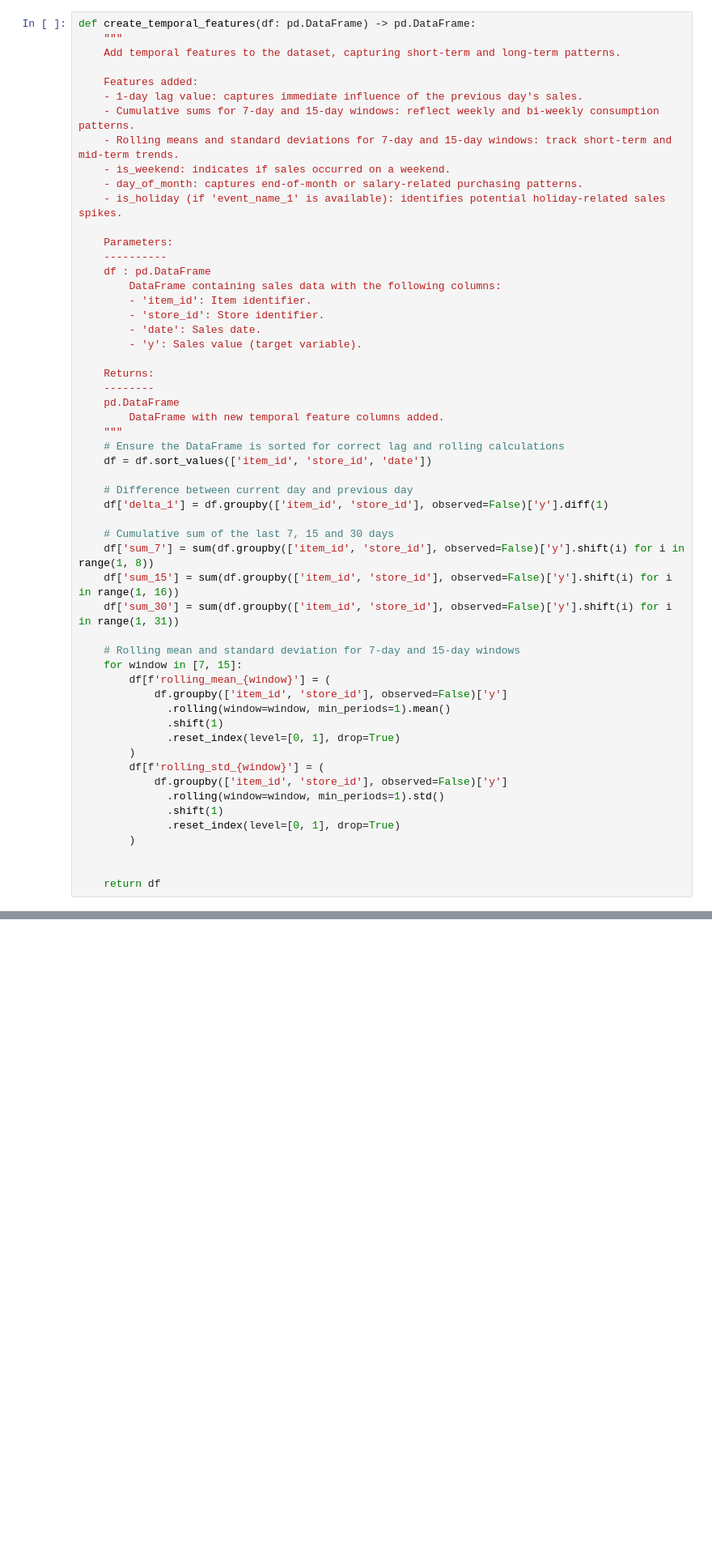
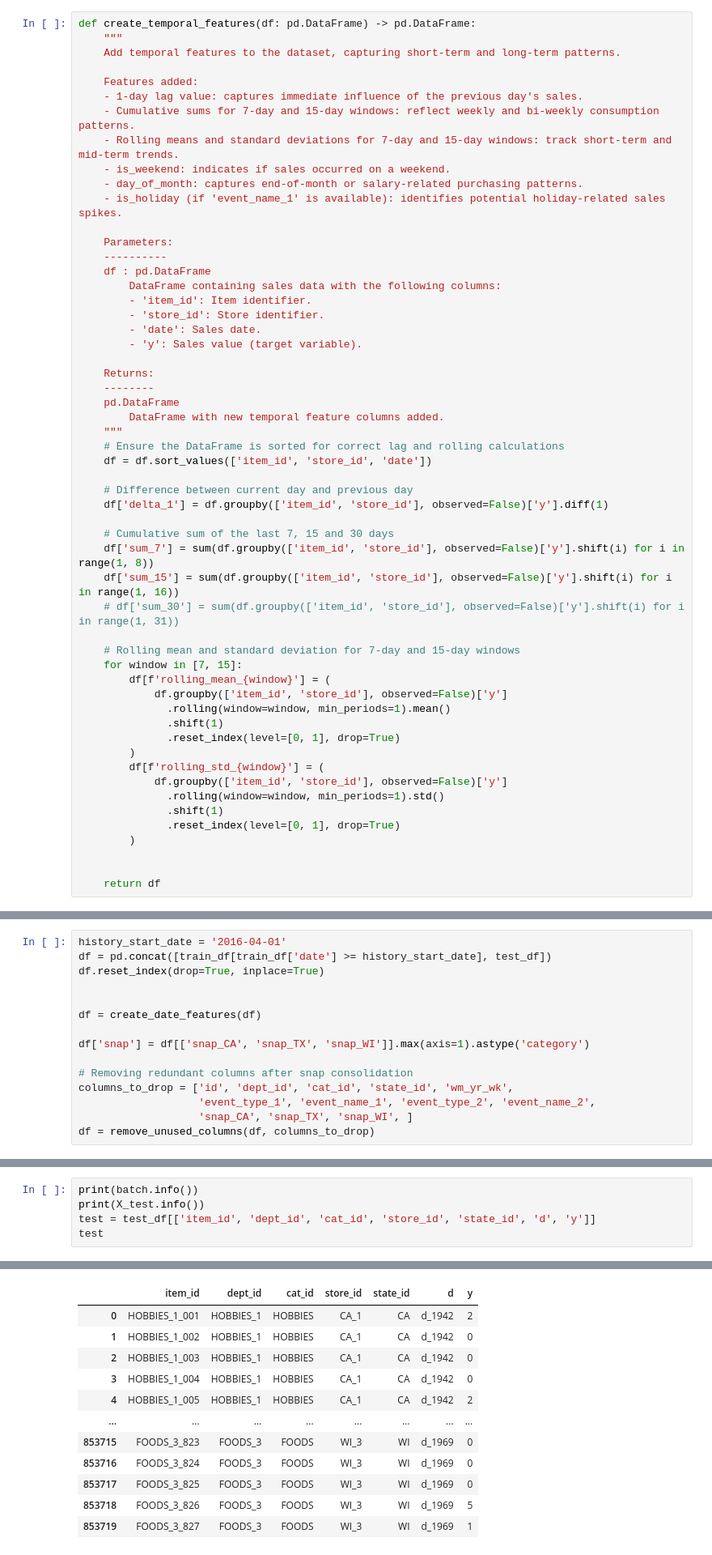
Before and after one commit to leandrobmarinho/DS-CaseStudy-SalesForecast, a Jupyter notebook: notebooks/pipeline_forecasting.ipynb, the cells around one changed output, grey strips where cells are left out. Shown at 81% size. Cells and saved outputs as stored; diff of their text form; blank space fills up the shorter version.

```diff
--- a/notebooks/pipeline_forecasting.ipynb
+++ b/notebooks/pipeline_forecasting.ipynb
@@ -43,7 +43,7 @@ def create_temporal_features(df: pd.DataFrame) -> pd.DataFrame:
     # Cumulative sum of the last 7, 15 and 30 days
     df['sum_7'] = sum(df.groupby(['item_id', 'store_id'], observed=False)['y'].shift(i) for i in range(1, 8))
     df['sum_15'] = sum(df.groupby(['item_id', 'store_id'], observed=False)['y'].shift(i) for i in range(1, 16))
-    df['sum_30'] = sum(df.groupby(['item_id', 'store_id'], observed=False)['y'].shift(i) for i in range(1, 31))
+    # df['sum_30'] = sum(df.groupby(['item_id', 'store_id'], observed=False)['y'].shift(i) for i in range(1, 31))
 
     # Rolling mean and standard deviation for 7-day and 15-day windows
     for window in [7, 15]:
@@ -351,0 +383,15 @@ If the difference between **RMSE** and **MAE** is large, it indicates the presen
+# %%
+history_start_date = '2016-04-01'
+df = pd.concat([train_df[train_df['date'] >= history_start_date], test_df])
+df.reset_index(drop=True, inplace=True)
+
+
+df = create_date_features(df)
+
+df['snap'] = df[['snap_CA', 'snap_TX', 'snap_WI']].max(axis=1).astype('category')
+
+# Removing redundant columns after snap consolidation
+columns_to_drop = ['id', 'dept_id', 'cat_id', 'state_id', 'wm_yr_wk',
+                   'event_type_1', 'event_name_1', 'event_type_2', 'event_name_2',
+                   'snap_CA', 'snap_TX', 'snap_WI', ]
+df = remove_unused_columns(df, columns_to_drop)
@@ -351,0 +421,6 @@ If the difference between **RMSE** and **MAE** is large, it indicates the presen
+# %%
+print(batch.info())
+print(X_test.info())
+test = test_df[['item_id', 'dept_id', 'cat_id', 'store_id', 'state_id', 'd', 'y']]
+test
+# %% [output]
@@ -351,0 +444,12 @@ If the difference between **RMSE** and **MAE** is large, it indicates the presen
+|  | item_id | dept_id | cat_id | store_id | state_id | d | y |
+| 0 | HOBBIES_1_001 | HOBBIES_1 | HOBBIES | CA_1 | CA | d_1942 | 2 |
+| 1 | HOBBIES_1_002 | HOBBIES_1 | HOBBIES | CA_1 | CA | d_1942 | 0 |
+| 2 | HOBBIES_1_003 | HOBBIES_1 | HOBBIES | CA_1 | CA | d_1942 | 0 |
+| 3 | HOBBIES_1_004 | HOBBIES_1 | HOBBIES | CA_1 | CA | d_1942 | 0 |
+| 4 | HOBBIES_1_005 | HOBBIES_1 | HOBBIES | CA_1 | CA | d_1942 | 2 |
+| ... | ... | ... | ... | ... | ... | ... | ... |
+| 853715 | FOODS_3_823 | FOODS_3 | FOODS | WI_3 | WI | d_1969 | 0 |
+| 853716 | FOODS_3_824 | FOODS_3 | FOODS | WI_3 | WI | d_1969 | 0 |
+| 853717 | FOODS_3_825 | FOODS_3 | FOODS | WI_3 | WI | d_1969 | 0 |
+| 853718 | FOODS_3_826 | FOODS_3 | FOODS | WI_3 | WI | d_1969 | 5 |
+| 853719 | FOODS_3_827 | FOODS_3 | FOODS | WI_3 | WI | d_1969 | 1 |
```
Also changed, not shown: parts of 21 cells of this notebook, 2 other files.
